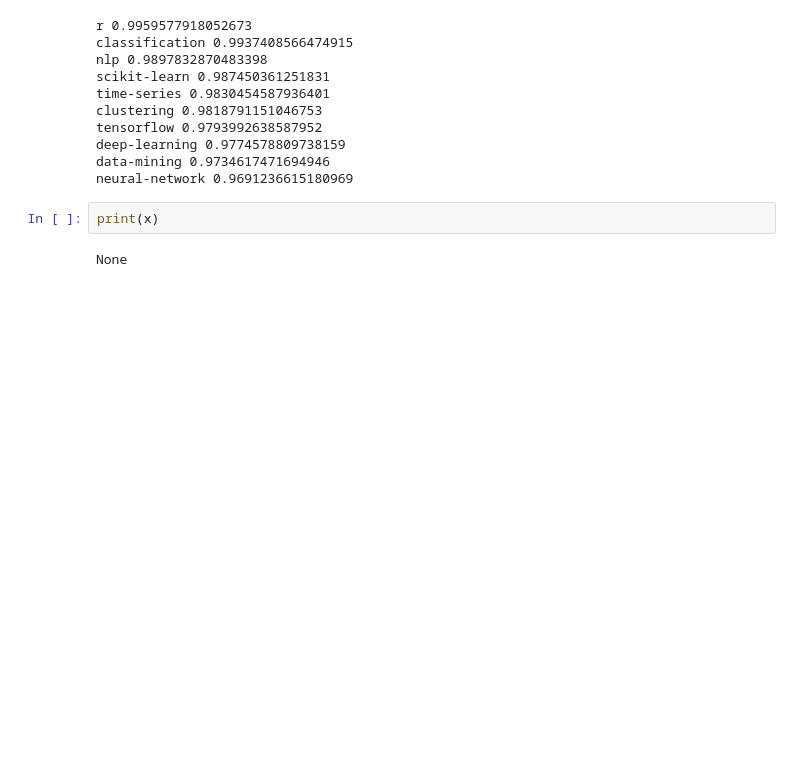
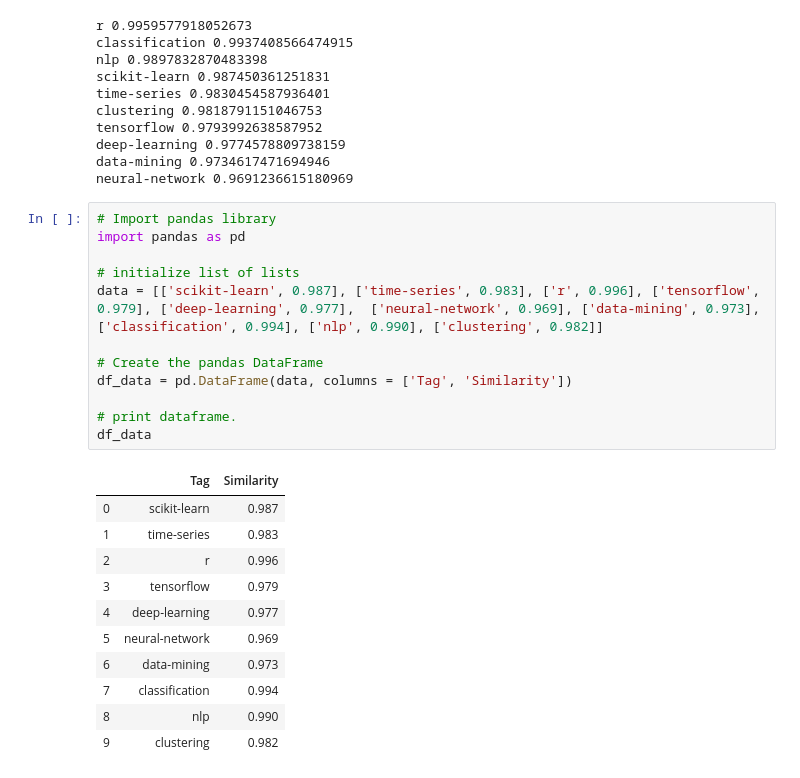
Before and after one commit to jonhealy1/stack_exchange_data_science, a Jupyter notebook: stack_data_science_node2vec_2.ipynb, the cells around one changed output. Drawn from its saved outputs; the diff is of its cells as text; blank space fills up the shorter version.

```diff
--- a/stack_data_science_node2vec_2.ipynb
+++ b/stack_data_science_node2vec_2.ipynb
@@ -711,7 +711,27 @@ tensorflow 0.9793992638587952
 deep-learning 0.9774578809738159
 data-mining 0.9734617471694946
 neural-network 0.9691236615180969
-# %%
-print(x)
-# %% [output]
-None
+# %%
+# Import pandas library
+import pandas as pd
+
+# initialize list of lists
+data = [['scikit-learn', 0.987], ['time-series', 0.983], ['r', 0.996], ['tensorflow', 0.979], ['deep-learning', 0.977],  ['neural-network', 0.969], ['data-mining', 0.973],['classification', 0.994], ['nlp', 0.990], ['clustering', 0.982]]
+
+# Create the pandas DataFrame
+df_data = pd.DataFrame(data, columns = ['Tag', 'Similarity'])
+
+# print dataframe.
+df_data
+# %% [output]
+|  | Tag | Similarity |
+| 0 | scikit-learn | 0.987 |
+| 1 | time-series | 0.983 |
+| 2 | r | 0.996 |
+| 3 | tensorflow | 0.979 |
+| 4 | deep-learning | 0.977 |
+| 5 | neural-network | 0.969 |
+| 6 | data-mining | 0.973 |
+| 7 | classification | 0.994 |
+| 8 | nlp | 0.990 |
+| 9 | clustering | 0.982 |
```
Also changed, not shown: parts of 1 cell of this notebook, 1 other file.
